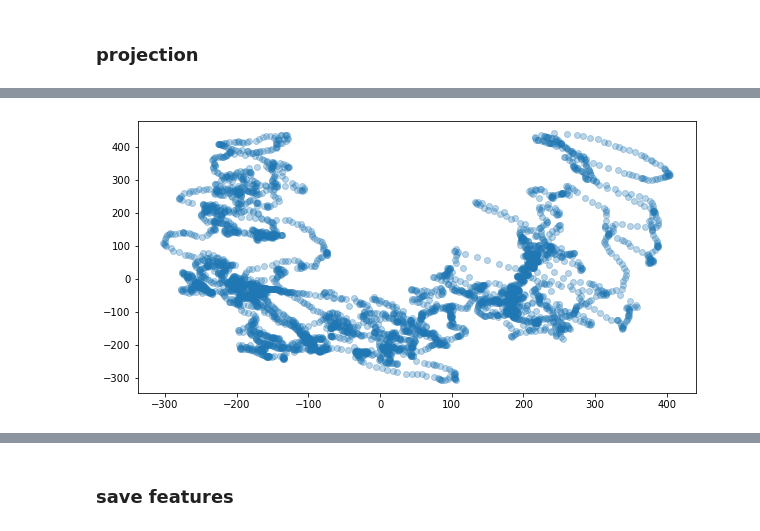
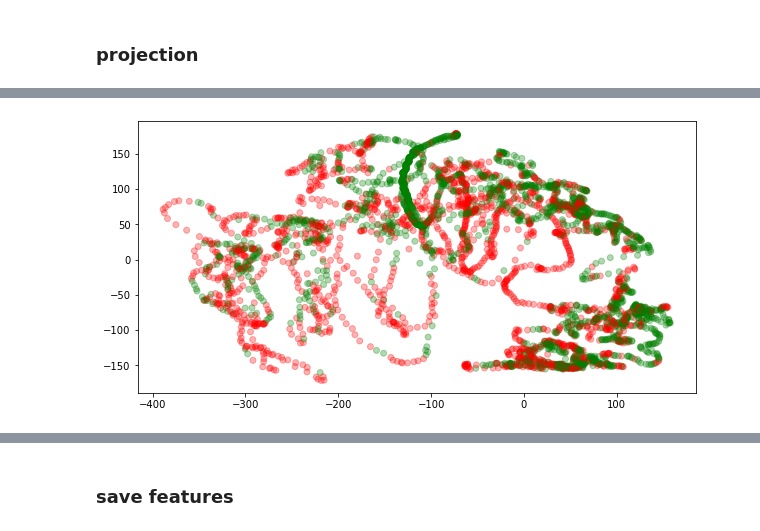
Before and after one commit to yliu399/3d.printing, a Jupyter notebook: network/fully_connected_network_without_timeaxis.ipynb, the cells around one changed output, grey strips where cells are left out. Cells and saved outputs as stored; diff of their text form; code cells hidden in the pictures.

```diff
--- a/network/fully_connected_network_without_timeaxis.ipynb
+++ b/network/fully_connected_network_without_timeaxis.ipynb
@@ -171,7 +175,7 @@ Image.fromarray(original.astype('uint8'), 'L')
 # %%
 model.eval() #evaluate model
 with torch.no_grad():
-    data = data_input[750]
+    data = data_input[237]
     #data = data[None,:,:,:]
     data = data.to(device)
     output = model(data)
@@ -188,7 +192,7 @@ data_input.shape
 # %% [output]
 torch.Size([4046, 182500])
 # %%
-model.load_state_dict(torch.load('fully_connected_network.pth'))
+model.load_state_dict(torch.load('fully_connected_network_bceloss.pth'))
 # %% [output]
 <All keys matched successfully>
 # %%
@@ -221,3 +225,6 @@ ext_rlt = np.array(extract_rlt)
 # %%
 # try pca to reduce dimension
 from sklearn.decomposition import PCA
+# %%
+label = np.load('label_01.npy')
+color = ['green' if i==0 else 'red' for i in label]
@@ -224,4 +233,4 @@ from sklearn.decomposition import PCA
 # %%
-pca = PCA(n_components=2)
+pca = PCA(n_components=3)
 pca.fit(ext_rlt)
 # %% [output]
@@ -237,6 +252,6 @@ valid_ = pca.transform(ext_rlt)
 # %%
 plt.figure(figsize=(10,5))
-plt.scatter(valid_[:, 0], valid_[:, 1],marker='o', alpha=0.3)
+plt.scatter(ext_rlt[:, 0], ext_rlt[:, 2],marker='o', alpha=0.3, color=color)
 plt.show()
 # %% [output]
-[figure, old version]
+[figure, new version]
```
Also changed, not shown: parts of 23 cells of this notebook, 9 other files.
